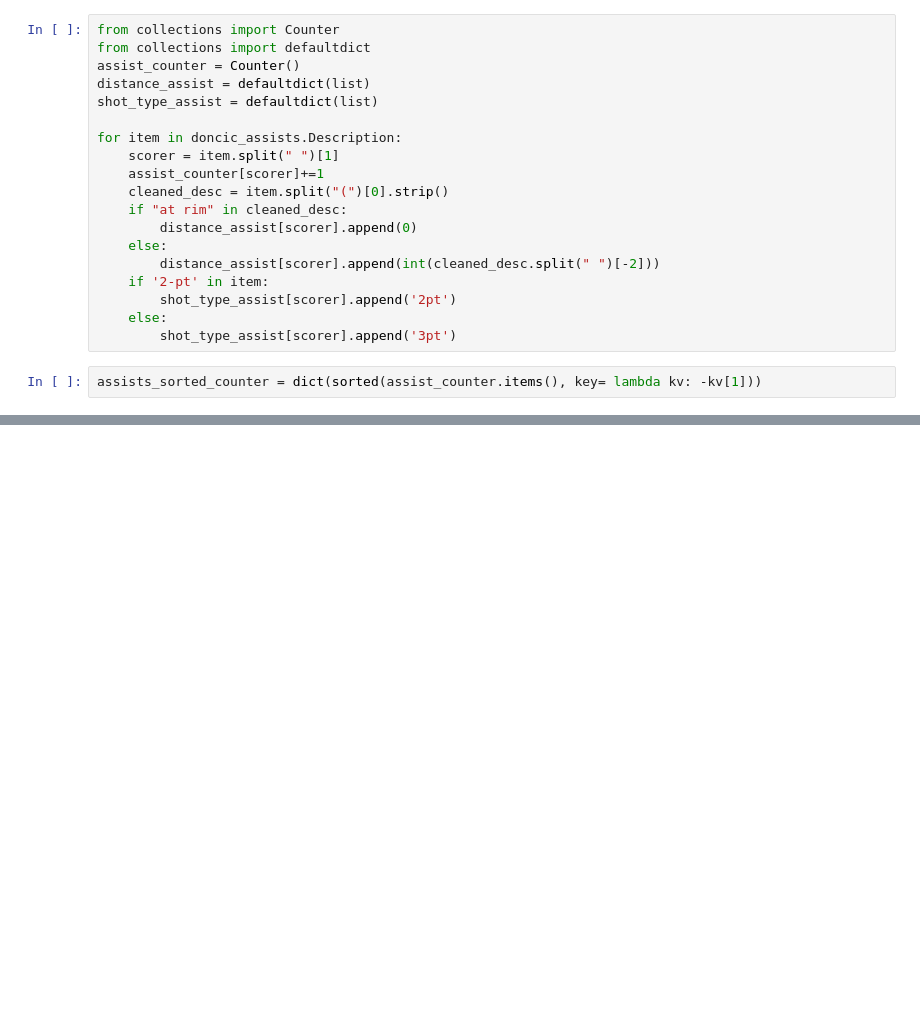
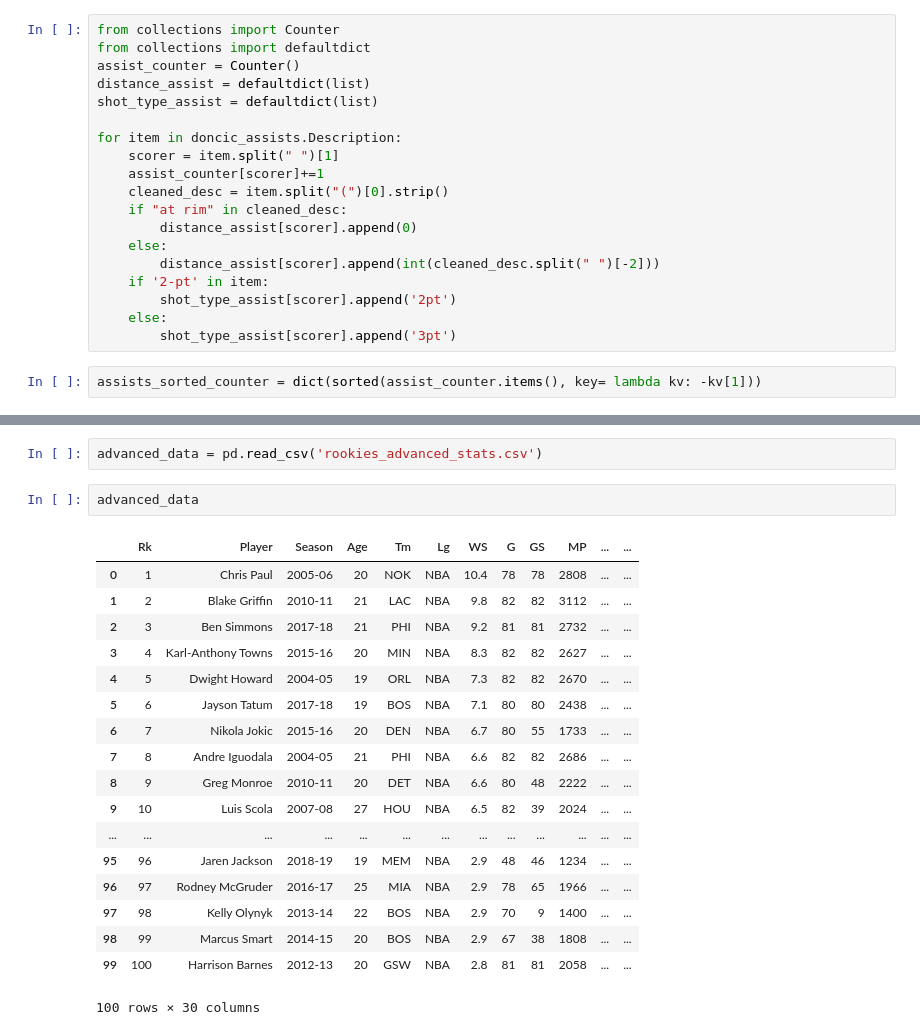
Before and after one commit to danchyy/Basketball_Analytics, a Jupyter notebook: Scripts/2018_19_season/doncic_analysis/doncic_analysis.ipynb, the cells around one changed output, grey strips where cells are left out. Drawn from its saved outputs; the diff is of its cells as text; blank space fills up the shorter version.

Commit message:
Rookies analysis

```diff
--- a/Scripts/2018_19_season/doncic_analysis/doncic_analysis.ipynb
+++ b/Scripts/2018_19_season/doncic_analysis/doncic_analysis.ipynb
@@ -838,0 +862,23 @@ fig = plt.figure(
+# %%
+advanced_data = pd.read_csv('rookies_advanced_stats.csv')
+# %%
+advanced_data
+# %% [output]
+|  | Rk | Player | Season | Age | Tm | Lg | WS | G | GS | MP | ... | ... |
+| 0 | 1 | Chris Paul | 2005-06 | 20 | NOK | NBA | 10.4 | 78 | 78 | 2808 | ... | ... |
+| 1 | 2 | Blake Griffin | 2010-11 | 21 | LAC | NBA | 9.8 | 82 | 82 | 3112 | ... | ... |
+| 2 | 3 | Ben Simmons | 2017-18 | 21 | PHI | NBA | 9.2 | 81 | 81 | 2732 | ... | ... |
+| 3 | 4 | Karl-Anthony Towns | 2015-16 | 20 | MIN | NBA | 8.3 | 82 | 82 | 2627 | ... | ... |
+| 4 | 5 | Dwight Howard | 2004-05 | 19 | ORL | NBA | 7.3 | 82 | 82 | 2670 | ... | ... |
+| 5 | 6 | Jayson Tatum | 2017-18 | 19 | BOS | NBA | 7.1 | 80 | 80 | 2438 | ... | ... |
+| 6 | 7 | Nikola Jokic | 2015-16 | 20 | DEN | NBA | 6.7 | 80 | 55 | 1733 | ... | ... |
+| 7 | 8 | Andre Iguodala | 2004-05 | 21 | PHI | NBA | 6.6 | 82 | 82 | 2686 | ... | ... |
+| 8 | 9 | Greg Monroe | 2010-11 | 20 | DET | NBA | 6.6 | 80 | 48 | 2222 | ... | ... |
+| 9 | 10 | Luis Scola | 2007-08 | 27 | HOU | NBA | 6.5 | 82 | 39 | 2024 | ... | ... |
+| ... | ... | ... | ... | ... | ... | ... | ... | ... | ... | ... | ... | ... |
+| 95 | 96 | Jaren Jackson | 2018-19 | 19 | MEM | NBA | 2.9 | 48 | 46 | 1234 | ... | ... |
+| 96 | 97 | Rodney McGruder | 2016-17 | 25 | MIA | NBA | 2.9 | 78 | 65 | 1966 | ... | ... |
+| 97 | 98 | Kelly Olynyk | 2013-14 | 22 | BOS | NBA | 2.9 | 70 | 9 | 1400 | ... | ... |
+| 98 | 99 | Marcus Smart | 2014-15 | 20 | BOS | NBA | 2.9 | 67 | 38 | 1808 | ... | ... |
+| 99 | 100 | Harrison Barnes | 2012-13 | 20 | GSW | NBA | 2.8 | 81 | 81 | 2058 | ... | ... |
+100 rows × 30 columns
```
Also changed, not shown: parts of 12 cells of this notebook, 2 other files.
